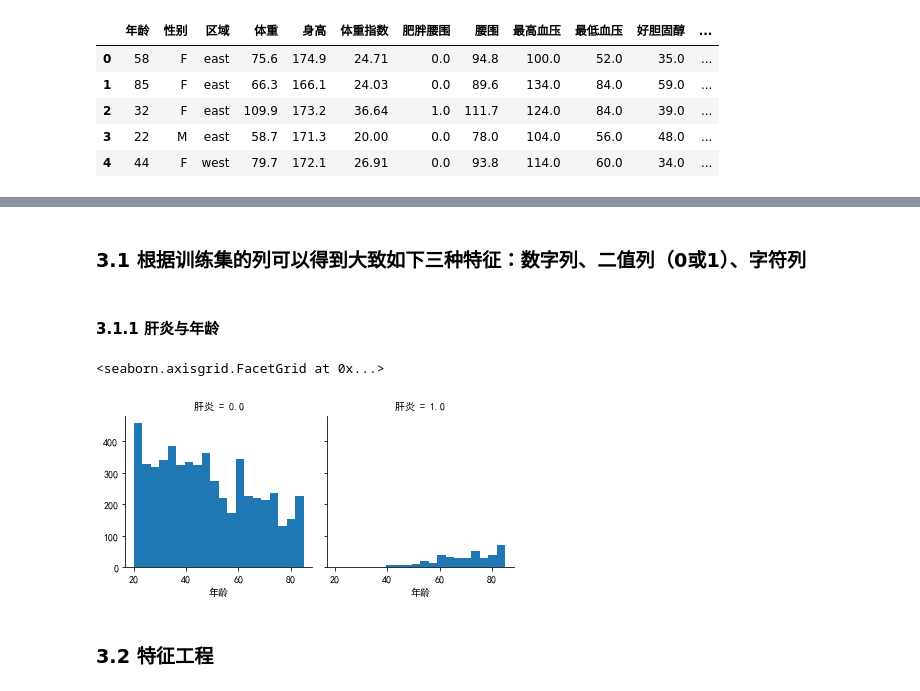
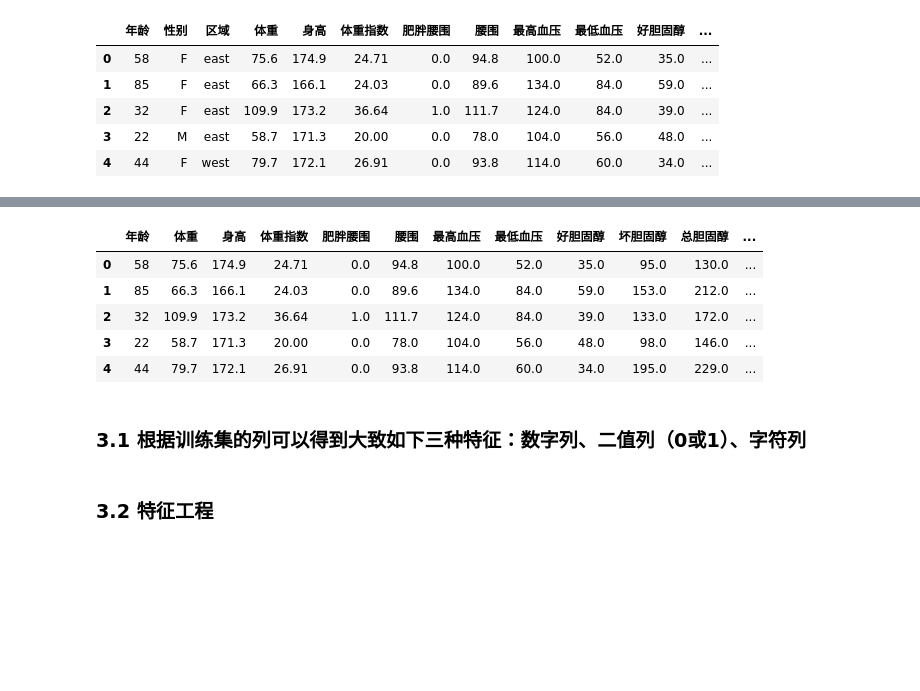
Before and after one commit to ChenyangZhou1994/DiseasePrediction, a Jupyter notebook: CatGBM.ipynb, the cells around one changed output, grey strips where cells are left out. Saved outputs shown, nothing was run; the diff lists cells and outputs as text; code cells hidden in the pictures; blank space fills up the shorter version.

```diff
--- a/CatGBM.ipynb
+++ b/CatGBM.ipynb
@@ -57,0 +87,5 @@ Test Shape:(2785, 30)
+# %%
+train_df.drop(['ALF'], axis=1, inplace=True)
+test_df.drop(['ALF'], axis=1, inplace=True)
+
+train_df.head()
@@ -72,0 +122,6 @@ train_df.describe()
+# %%
+# 删除肝炎缺失值的行
+
+train_df.dropna(axis=0, how='any', subset=['肝炎'], inplace=True)
+
+train_df.isnull().sum()
@@ -73,3 +146,19 @@ train_df.describe()
+# %%
+# One-hot编码
+train_df = pd.get_dummies(train_df)
+test_df = pd.get_dummies(test_df)
+
+train_df.fillna(0, inplace=True)
+test_df.fillna(0, inplace=True)
+
+train_df.head(5)
+# %% [output]
+|  | 年龄 | 体重 | 身高 | 体重指数 | 肥胖腰围 | 腰围 | 最高血压 | 最低血压 | 好胆固醇 | 坏胆固醇 | 总胆固醇 | ... |
+| 0 | 58 | 75.6 | 174.9 | 24.71 | 0.0 | 94.8 | 100.0 | 52.0 | 35.0 | 95.0 | 130.0 | ... |
+| 1 | 85 | 66.3 | 166.1 | 24.03 | 0.0 | 89.6 | 134.0 | 84.0 | 59.0 | 153.0 | 212.0 | ... |
+| 2 | 32 | 109.9 | 173.2 | 36.64 | 1.0 | 111.7 | 124.0 | 84.0 | 39.0 | 133.0 | 172.0 | ... |
+| 3 | 22 | 58.7 | 171.3 | 20.00 | 0.0 | 78.0 | 104.0 | 56.0 | 48.0 | 98.0 | 146.0 | ... |
+| 4 | 44 | 79.7 | 172.1 | 26.91 | 0.0 | 93.8 | 114.0 | 60.0 | 34.0 | 195.0 | 229.0 | ... |
 # %% [markdown]
 ### 3.1 根据训练集的列可以得到大致如下三种特征：数字列、二值列（0或1）、字符列
 # %%
@@ -85,11 +175,3 @@ str_columns = ['性别','区域','体育活动','教育','未婚','护理来源'
-# %% [markdown]
-#### 3.1.1 肝炎与年龄
-# %%
-g = sns.FacetGrid(train_df, col='肝炎')
-g.map(plt.hist, '年龄', bins=20)
-# %% [output]
-<seaborn.axisgrid.FacetGrid at 0x...>
-[figure, removed]
 # %% [markdown]
 ### 3.2 特征工程
 # %%
```
Also changed, not shown: parts of 19 cells of this notebook, 9 other files.
